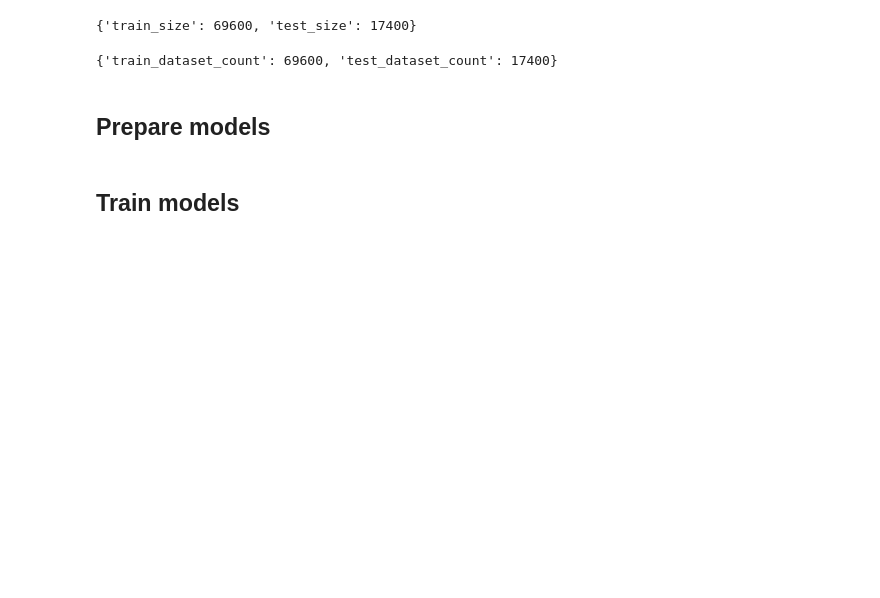
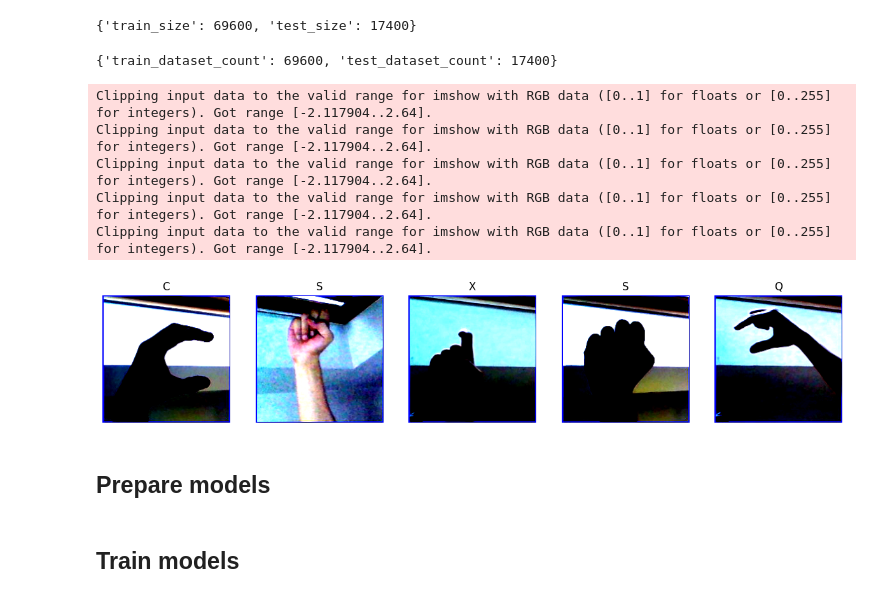
Before and after one commit to rbrauner/uekat-master-degree-studies-thesis, a Jupyter notebook: model/thesis.ipynb, the cells around one changed output. Cells and saved outputs as stored; diff of their text form; code cells hidden in the pictures; blank space fills up the shorter version.

Commit message:
feat(#2): display images

```diff
--- a/model/thesis.ipynb
+++ b/model/thesis.ipynb
@@ -121,3 +124,27 @@ test_dataset_count = len(test_dataset)
 # Create data loaders
 train_loader = torch.utils.data.DataLoader(train_dataset, batch_size=32, shuffle=True)
 test_loader = torch.utils.data.DataLoader(test_dataset, batch_size=32, shuffle=True)
+# %%
+# Display random images function
+def show_random_samples(dataset, classes, num_samples=5):
+    fig, axs = plt.subplots(1, num_samples, figsize=(15, 15))
+
+    for i in range(num_samples):
+        index = np.random.randint(0, len(dataset) - 1)
+        image, label = dataset[index]
+
+        axs[i].imshow(image.permute(1, 2, 0))
+        axs[i].set_title(classes[label])
+        axs[i].axis('off')
+
+    plt.show()
+# %%
+# Display random images from train dataset
+show_random_samples(train_dataset, classes)
+# %% [output]
+Clipping input data to the valid range for imshow with RGB data ([0..1] for floats or [0..255] for integers). Got range [-2.117904..2.64].
+Clipping input data to the valid range for imshow with RGB data ([0..1] for floats or [0..255] for integers). Got range [-2.117904..2.64].
+Clipping input data to the valid range for imshow with RGB data ([0..1] for floats or [0..255] for integers). Got range [-2.117904..2.64].
+Clipping input data to the valid range for imshow with RGB data ([0..1] for floats or [0..255] for integers). Got range [-2.117904..2.64].
+Clipping input data to the valid range for imshow with RGB data ([0..1] for floats or [0..255] for integers). Got range [-2.117904..2.64].
+[figure, added]
```
Also changed, not shown: parts of 2 cells of this notebook, 1 other file.
